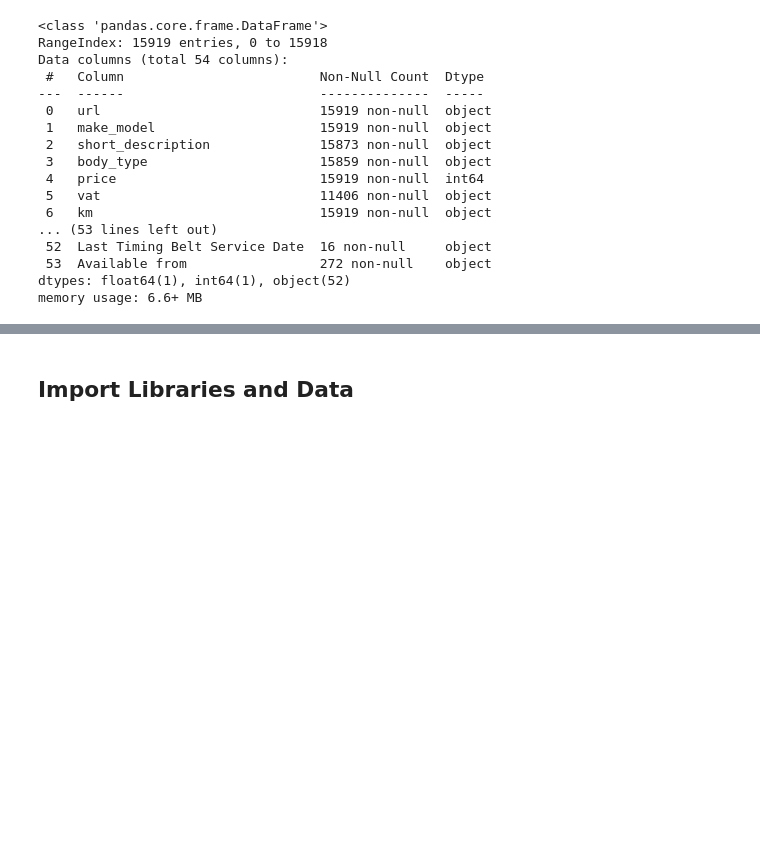
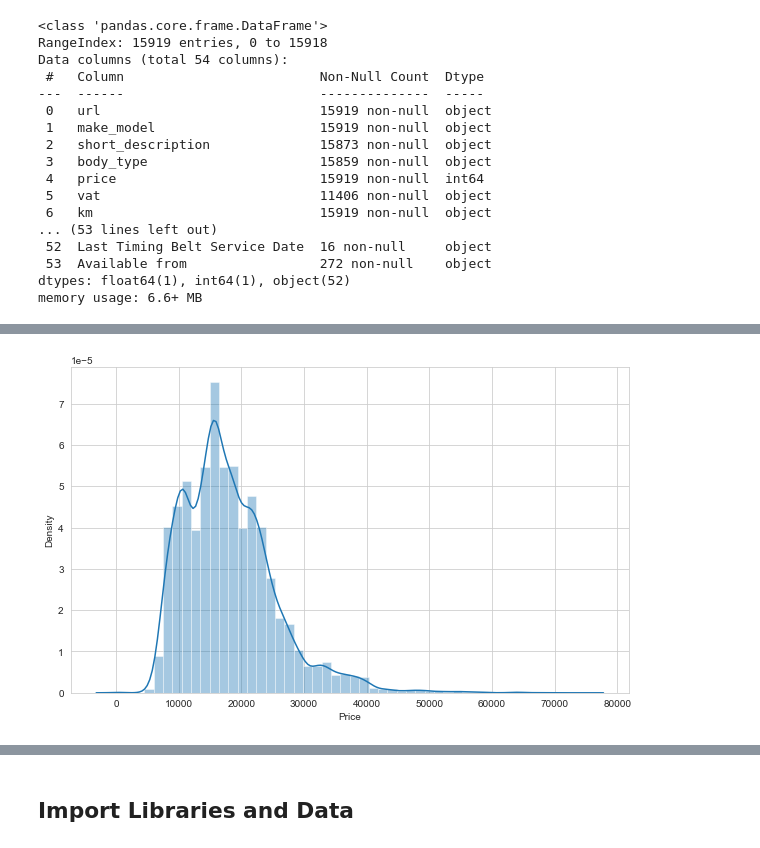
Before and after one commit to mdurular/Data-Analysis, a Jupyter notebook: 7. Projects/Capstone Project (AutoScout Data Analysis Project)/EDA_scout_car_phase_1(Data_Cleaning).ipynb, the cells around one changed output, grey strips where cells are left out. Cells and saved outputs as stored; diff of their text form; code cells hidden in the pictures; blank space fills up the shorter version.

```diff
--- a/7. Projects/Capstone Project (AutoScout Data Analysis Project)/EDA_scout_car_phase_1(Data_Cleaning).ipynb
+++ b/7. Projects/Capstone Project (AutoScout Data Analysis Project)/EDA_scout_car_phase_1(Data_Cleaning).ipynb
@@ -110,0 +408,4 @@ memory usage: 6.6+ MB
+# %%
+sns.distplot(df.Price);  # look at the distribution of prices.
+# %% [output]
+[figure, added]
```
Also changed, not shown: parts of 178 cells of this notebook.
